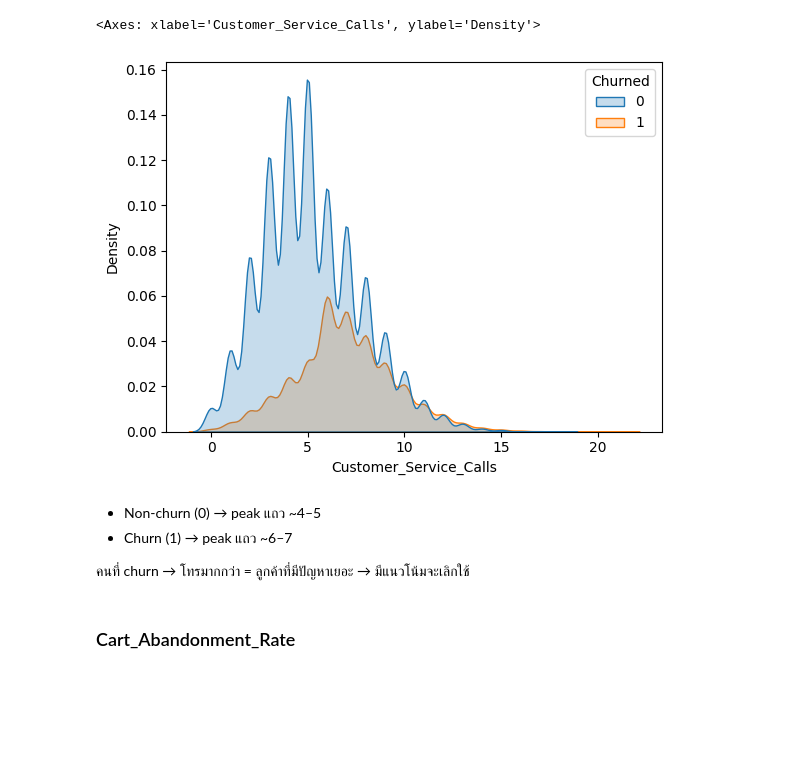
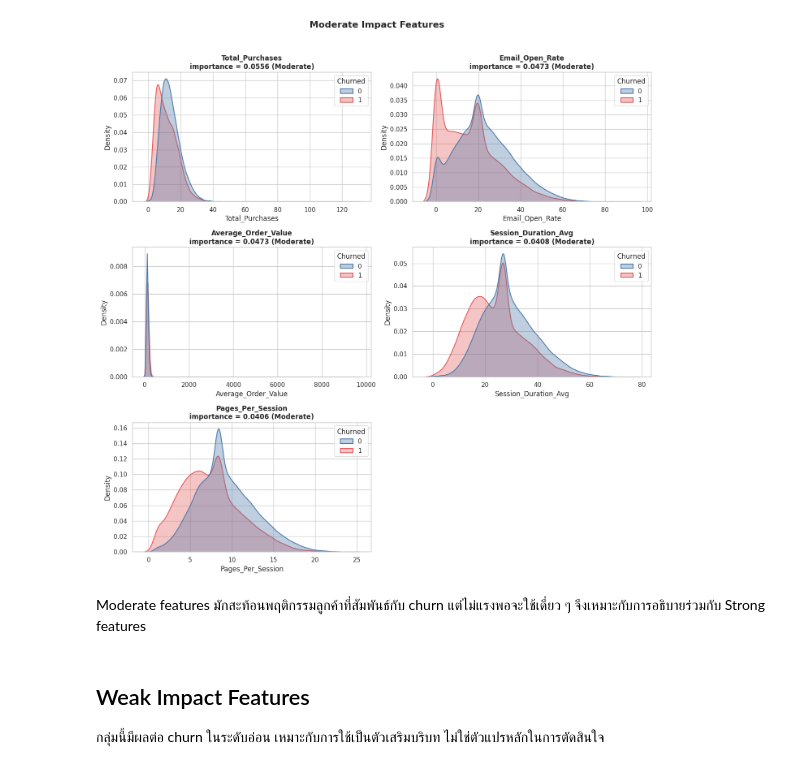
Before and after one commit to ppts2545/Eccommerce-Customer-Behavior-Dataset, a Jupyter notebook: notebooks/03_eda/eda2 (Segmentation)/01_distribution_analysis.ipynb, the cells around one changed output. Cells and saved outputs as stored; diff of their text form; code cells hidden in the pictures; blank space fills up the shorter version.

```diff
--- a/notebooks/03_eda/eda2 (Segmentation)/01_distribution_analysis.ipynb
+++ b/notebooks/03_eda/eda2 (Segmentation)/01_distribution_analysis.ipynb
@@ -31,14 +224,10 @@ sns.kdeplot(data=df, x="Lifetime_Value", hue="Churned", fill=True)
 # %%
-sns.kdeplot(data=df, x="Customer_Service_Calls", hue="Churned", fill=True)
+plot_features_by_level('Moderate', ncols=2)
 # %% [output]
-<Axes: xlabel='Customer_Service_Calls', ylabel='Density'>
-[figure, old version]
+[figure, new version]
 # %% [markdown]
-- Non-churn (0) → peak แถว ~4–5
-- Churn (1) → peak แถว ~6–7
-
-คนที่ churn → โทรมากกว่า
-= ลูกค้าที่มีปัญหาเยอะ → มีแนวโน้มจะเลิกใช้
+Moderate features มักสะท้อนพฤติกรรมลูกค้าที่สัมพันธ์กับ churn แต่ไม่แรงพอจะใช้เดี่ยว ๆ จึงเหมาะกับการอธิบายร่วมกับ Strong features
 # %% [markdown]
-### Cart_Abandonment_Rate
+## Weak Impact Features
+กลุ่มนี้มีผลต่อ churn ในระดับอ่อน เหมาะกับการใช้เป็นตัวเสริมบริบท ไม่ใช่ตัวแปรหลักในการตัดสินใจ
 # %%
```
Also changed, not shown: parts of 26 cells of this notebook, 7 other files.
